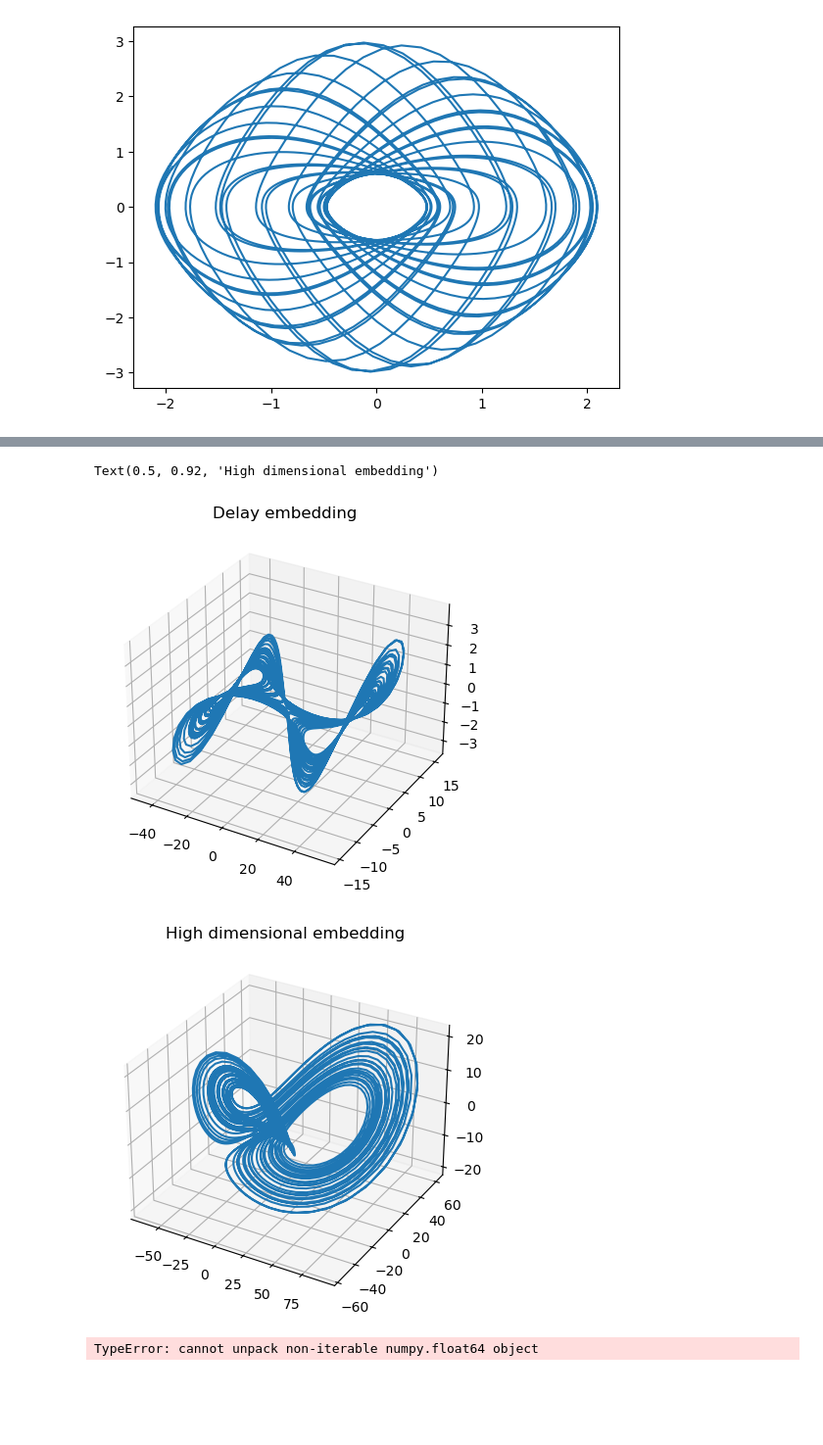
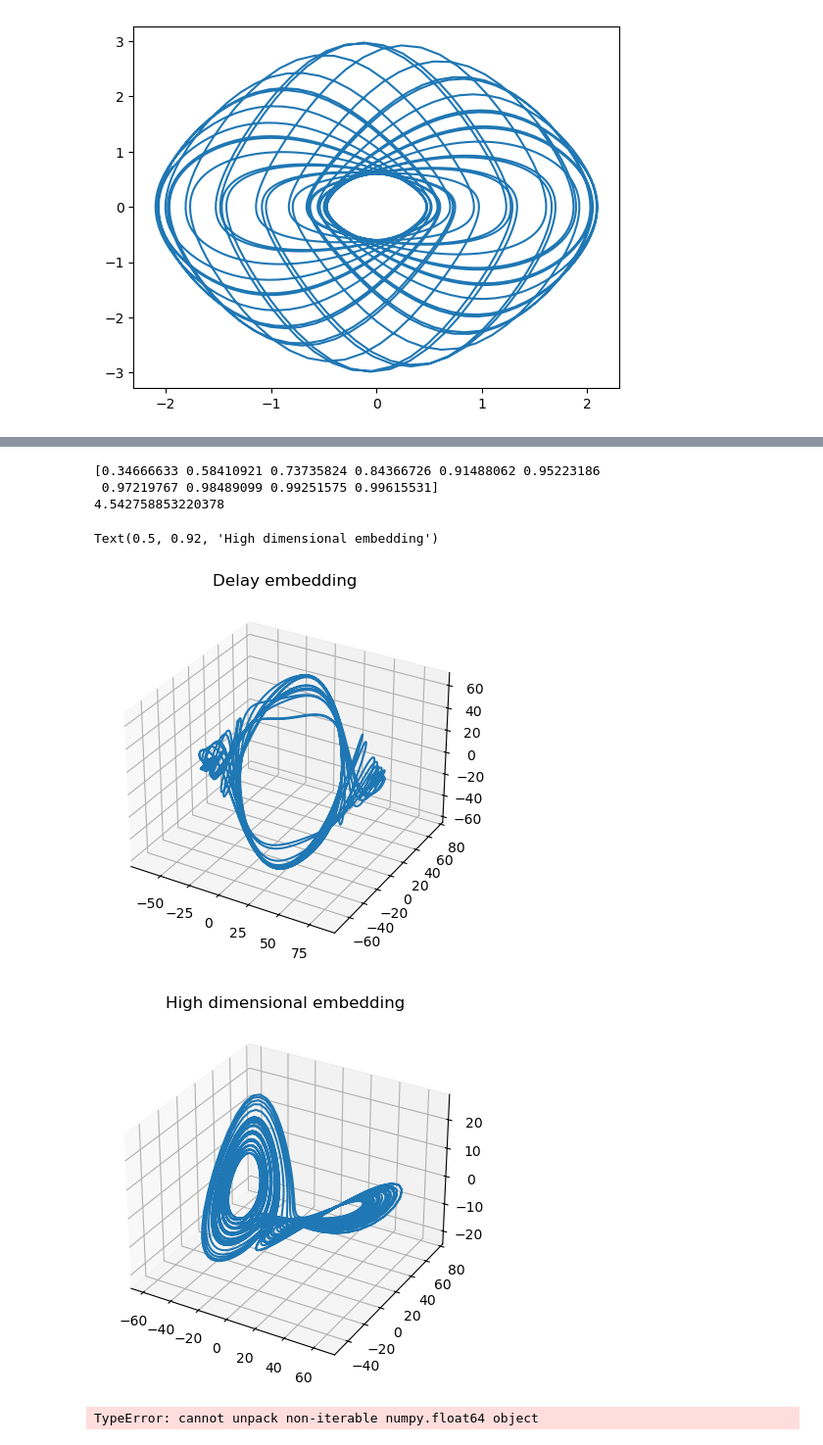
Before and after one commit to mitchellostrow/nn_delay_embeddings, a Jupyter notebook: notebooks/4-30-24 testing_dynamic_quantities.ipynb, the cells around one changed output, grey strips where cells are left out. Shown at 98% size. Drawn from its saved outputs; the diff is of its cells as text; code cells hidden in the pictures; blank space fills up the shorter version.

Commit message:
raut delay embedding vae analysis

```diff
--- a/notebooks/4-30-24 testing_dynamic_quantities.ipynb
+++ b/notebooks/4-30-24 testing_dynamic_quantities.ipynb
@@ -33,8 +33,8 @@ null_sol.shape
 # %%
 x = sol[:, 0]
 
-n_delays = 10
-delay_interval = 1
+n_delays = 100
+delay_interval = 2
 
 # create delay embedding
 H = np.array(
@@ -59 +59,16 @@ E.shape
 (3000, 10)
+# %%
+prs = []
+ar  = np.arange(5,500,5)
+for nd in ar:
+    print(nd)
+    H = np.array(
+    [
+        x[i : i + nd * delay_interval : delay_interval]
+        for i in range(x.shape[0] - nd * delay_interval)
+    ]
+)
+    pca = PCA()
+    H_red = pca.fit_transform(H)
+
+    prs.append(np.sum(pca.explained_variance_ratio_)**2 / np.sum(pca.explained_variance_ratio_**2))
@@ -60,26 +98,32 @@ E.shape
 # %%
 # plot top 3 dimensions of the delay embedding after PCA
 from sklearn.decomposition import PCA
-
-H_red = PCA(n_components=3).fit_transform(H)
+pca = PCA(n_components=10)
+H_red = pca.fit_transform(H)
 
 
 # plot in 3d
 plt.figure()
 ax = plt.axes(projection="3d")
 ax.plot3D(H_red[:, 0], H_red[:, 1], H_red[:, 2])
 plt.title("Delay embedding")
 
+print(np.cumsum(pca.explained_variance_ratio_))
+#print participation ratio
+print(np.sum(pca.explained_variance_ratio_)**2 / np.sum(pca.explained_variance_ratio_**2))
 # do the same with E
 E_red = PCA(n_components=3).fit_transform(E)
 plt.figure()
 ax = plt.axes(projection="3d")
 ax.plot3D(E_red[:, 0], E_red[:, 1], E_red[:, 2])
 plt.title("High dimensional embedding")
 # %% [output]
-Text(0.5, 0.92, 'High dimensional embedding')
+[0.34666633 0.58410921 0.73735824 0.84366726 0.91488062 0.95223186
+ 0.97219767 0.98489099 0.99251575 0.99615531]
+4.542758853220378
+Text(0.5, 0.92, 'High dimensional embedding')
-[figure, old version]
+[figure, new version]
-[figure, old version]
+[figure, new version]
 # %%
 # compute the dynamic quantities and compare to actual lorenz
 import sys
```
Also changed, not shown: parts of 3 cells of this notebook, 4 other files.
